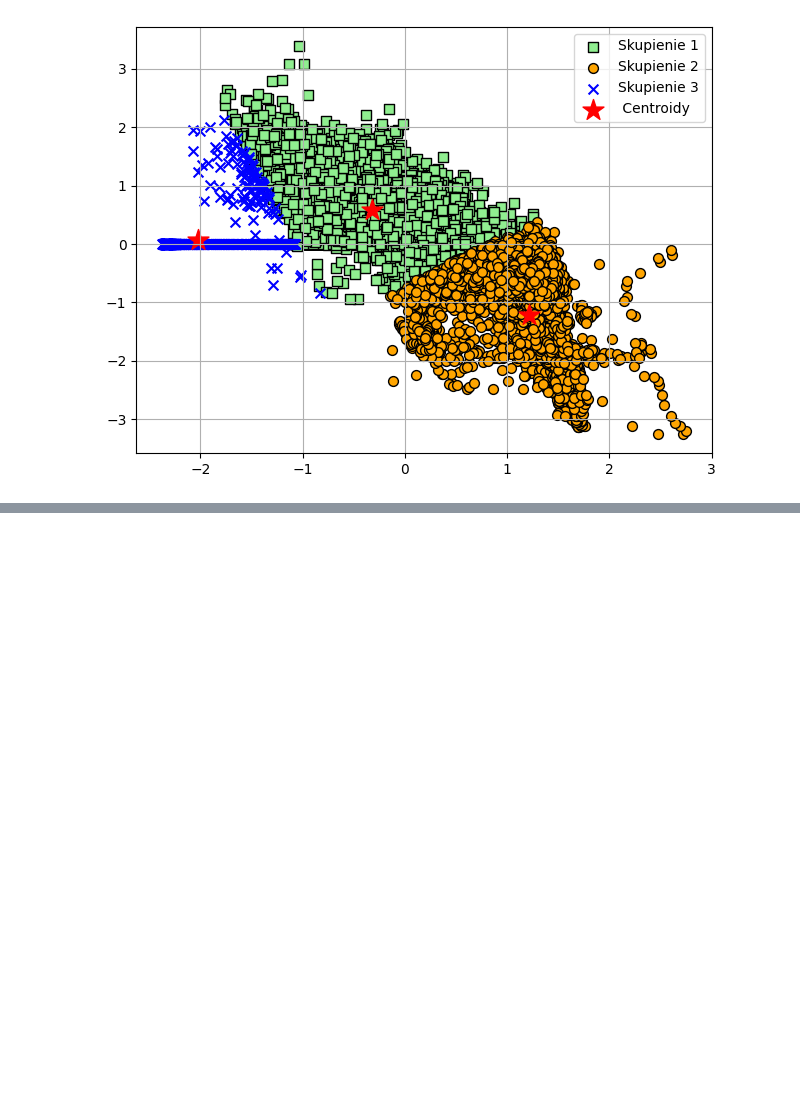
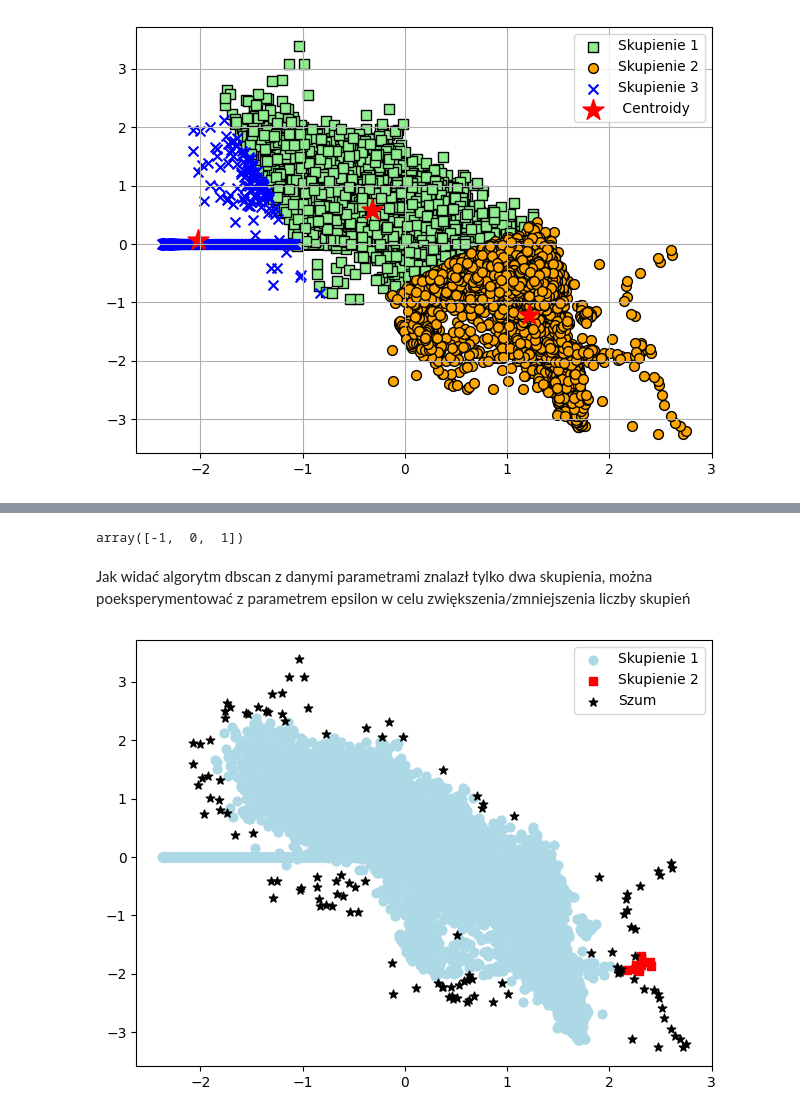
Before and after one commit to MichalStrus/K_Means_clustering, a Jupyter notebook: Simple_KMeans_clustering.ipynb, the cells around one changed output, grey strips where cells are left out. Cells and saved outputs as stored; diff of their text form; code cells hidden in the pictures; blank space fills up the shorter version.

Commit message:
Adding DBScan algorithm

```diff
--- a/Simple_KMeans_clustering.ipynb
+++ b/Simple_KMeans_clustering.ipynb
@@ -130,0 +133,2 @@ for i, ax in enumerate(fig.axes, start=1):
+# %%
+df_std = df_std.iloc[:,:2]
@@ -130,0 +151,18 @@ for i, ax in enumerate(fig.axes, start=1):
+# %%
+db = DBSCAN(eps=0.15, min_samples = 10, metric= 'euclidean')
+y_db = db.fit_predict(df_std)
+# %%
+np.unique(y_db)
+# %% [output]
+array([-1,  0,  1])
+# %% [markdown]
+Jak widać algorytm dbscan z danymi parametrami znalazł tylko dwa skupienia, można poeksperymentować z parametrem epsilon w celu zwiększenia/zmniejszenia liczby skupień
+# %%
+plt.scatter(df_std.iloc[y_db==0, 0], df_std.iloc[y_db==0, 1], c='lightblue', marker='o', s=40, label='Skupienie 1')
+plt.scatter(df_std.iloc[y_db==1,0], df_std.iloc[y_db==1,1], c='red', marker='s', s=40, label='Skupienie 2')
+plt.scatter(df_std.iloc[y_db==-1,0], df_std.iloc[y_db==-1,1], c='black', marker='*', s=40, label='Szum')
+plt.legend()
+plt.tight_layout()
+plt.show()
+# %% [output]
+[figure, added]
```
Also changed, not shown: parts of 4 cells of this notebook.
